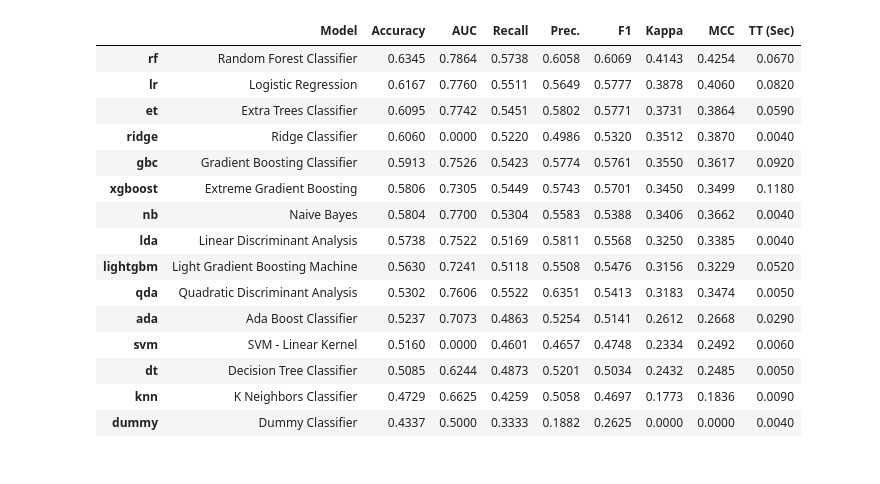
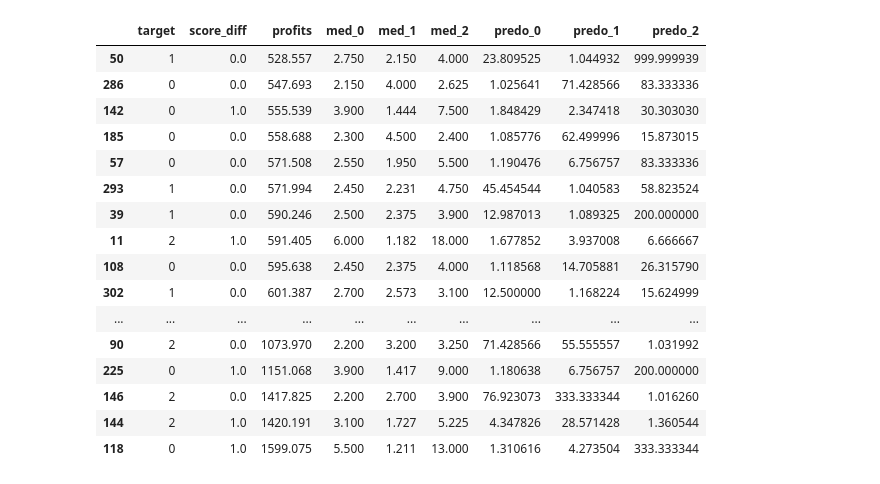
Before and after one commit to ido-tzhori/halftime, a Jupyter notebook: pycaret_profit_tester_eng.ipynb, the cells around one changed output. Drawn from its saved outputs; the diff is of its cells as text; code cells hidden in the pictures.

```diff
--- a/pycaret_profit_tester_eng.ipynb
+++ b/pycaret_profit_tester_eng.ipynb
@@ -84,0 +66,2 @@ grid = setup(data = setup_df, target='target', session_id = 29)
+# %%
+l = [create_model(m) for m in ['lightgbm','gbc','xgboost']]
@@ -84,0 +164,2 @@ grid = setup(data = setup_df, target='target', session_id = 29)
+# %%
+df = hundred_bet(l[2], False)[2]
@@ -84,0 +175,24 @@ grid = setup(data = setup_df, target='target', session_id = 29)
+# %%
+odds_compare = df[['target','score_diff','profits','med_0','med_1','med_2']]
+odds_compare[['predo_0','predo_1','predo_2']] = df[['Score_0','Score_1','Score_2']].apply(lambda x: 1/x)
+odds_compare.sort_values(by = 'profits').tail(30)
+# odds_compare.groupby('target').mean()
+# odds_compare.head(30)
+# %% [output]
+|  | target | score_diff | profits | med_0 | med_1 | med_2 | predo_0 | predo_1 | predo_2 |
+| 50 | 1 | 0.0 | 528.557 | 2.750 | 2.150 | 4.000 | 23.809525 | 1.044932 | 999.999939 |
+| 286 | 0 | 0.0 | 547.693 | 2.150 | 4.000 | 2.625 | 1.025641 | 71.428566 | 83.333336 |
+| 142 | 0 | 1.0 | 555.539 | 3.900 | 1.444 | 7.500 | 1.848429 | 2.347418 | 30.303030 |
+| 185 | 0 | 0.0 | 558.688 | 2.300 | 4.500 | 2.400 | 1.085776 | 62.499996 | 15.873015 |
+| 57 | 0 | 0.0 | 571.508 | 2.550 | 1.950 | 5.500 | 1.190476 | 6.756757 | 83.333336 |
+| 293 | 1 | 0.0 | 571.994 | 2.450 | 2.231 | 4.750 | 45.454544 | 1.040583 | 58.823524 |
+| 39 | 1 | 0.0 | 590.246 | 2.500 | 2.375 | 3.900 | 12.987013 | 1.089325 | 200.000000 |
+| 11 | 2 | 1.0 | 591.405 | 6.000 | 1.182 | 18.000 | 1.677852 | 3.937008 | 6.666667 |
+| 108 | 0 | 0.0 | 595.638 | 2.450 | 2.375 | 4.000 | 1.118568 | 14.705881 | 26.315790 |
+| 302 | 1 | 0.0 | 601.387 | 2.700 | 2.573 | 3.100 | 12.500000 | 1.168224 | 15.624999 |
+| ... | ... | ... | ... | ... | ... | ... | ... | ... | ... |
+| 90 | 2 | 0.0 | 1073.970 | 2.200 | 3.200 | 3.250 | 71.428566 | 55.555557 | 1.031992 |
+| 225 | 0 | 1.0 | 1151.068 | 3.900 | 1.417 | 9.000 | 1.180638 | 6.756757 | 200.000000 |
+| 146 | 2 | 0.0 | 1417.825 | 2.200 | 2.700 | 3.900 | 76.923073 | 333.333344 | 1.016260 |
+| 144 | 2 | 1.0 | 1420.191 | 3.100 | 1.727 | 5.225 | 4.347826 | 28.571428 | 1.360544 |
+| 118 | 0 | 1.0 | 1599.075 | 5.500 | 1.211 | 13.000 | 1.310616 | 4.273504 | 333.333344 |
@@ -85,21 +259,2 @@ grid = setup(data = setup_df, target='target', session_id = 29)
 # %%
 pd.concat([get_config('X'), get_config('y')], axis = 1).to_csv('for_tf_df.csv')
-# %%
-best = compare_models(n_select = 15)
-# %% [output]
-|  | Model | Accuracy | AUC | Recall | Prec. | F1 | Kappa | MCC | TT (Sec) |
-| rf | Random Forest Classifier | 0.6345 | 0.7864 | 0.5738 | 0.6058 | 0.6069 | 0.4143 | 0.4254 | 0.0670 |
-| lr | Logistic Regression | 0.6167 | 0.7760 | 0.5511 | 0.5649 | 0.5777 | 0.3878 | 0.4060 | 0.0820 |
-| et | Extra Trees Classifier | 0.6095 | 0.7742 | 0.5451 | 0.5802 | 0.5771 | 0.3731 | 0.3864 | 0.0590 |
-| ridge | Ridge Classifier | 0.6060 | 0.0000 | 0.5220 | 0.4986 | 0.5320 | 0.3512 | 0.3870 | 0.0040 |
-| gbc | Gradient Boosting Classifier | 0.5913 | 0.7526 | 0.5423 | 0.5774 | 0.5761 | 0.3550 | 0.3617 | 0.0920 |
-| xgboost | Extreme Gradient Boosting | 0.5806 | 0.7305 | 0.5449 | 0.5743 | 0.5701 | 0.3450 | 0.3499 | 0.1180 |
-| nb | Naive Bayes | 0.5804 | 0.7700 | 0.5304 | 0.5583 | 0.5388 | 0.3406 | 0.3662 | 0.0040 |
-| lda | Linear Discriminant Analysis | 0.5738 | 0.7522 | 0.5169 | 0.5811 | 0.5568 | 0.3250 | 0.3385 | 0.0040 |
-| lightgbm | Light Gradient Boosting Machine | 0.5630 | 0.7241 | 0.5118 | 0.5508 | 0.5476 | 0.3156 | 0.3229 | 0.0520 |
-| qda | Quadratic Discriminant Analysis | 0.5302 | 0.7606 | 0.5522 | 0.6351 | 0.5413 | 0.3183 | 0.3474 | 0.0050 |
-| ada | Ada Boost Classifier | 0.5237 | 0.7073 | 0.4863 | 0.5254 | 0.5141 | 0.2612 | 0.2668 | 0.0290 |
-| svm | SVM - Linear Kernel | 0.5160 | 0.0000 | 0.4601 | 0.4657 | 0.4748 | 0.2334 | 0.2492 | 0.0060 |
-| dt | Decision Tree Classifier | 0.5085 | 0.6244 | 0.4873 | 0.5201 | 0.5034 | 0.2432 | 0.2485 | 0.0050 |
-| knn | K Neighbors Classifier | 0.4729 | 0.6625 | 0.4259 | 0.5058 | 0.4697 | 0.1773 | 0.1836 | 0.0090 |
-| dummy | Dummy Classifier | 0.4337 | 0.5000 | 0.3333 | 0.1882 | 0.2625 | 0.0000 | 0.0000 | 0.0040 |
```
Also changed, not shown: parts of 35 cells of this notebook, 5 other files.
